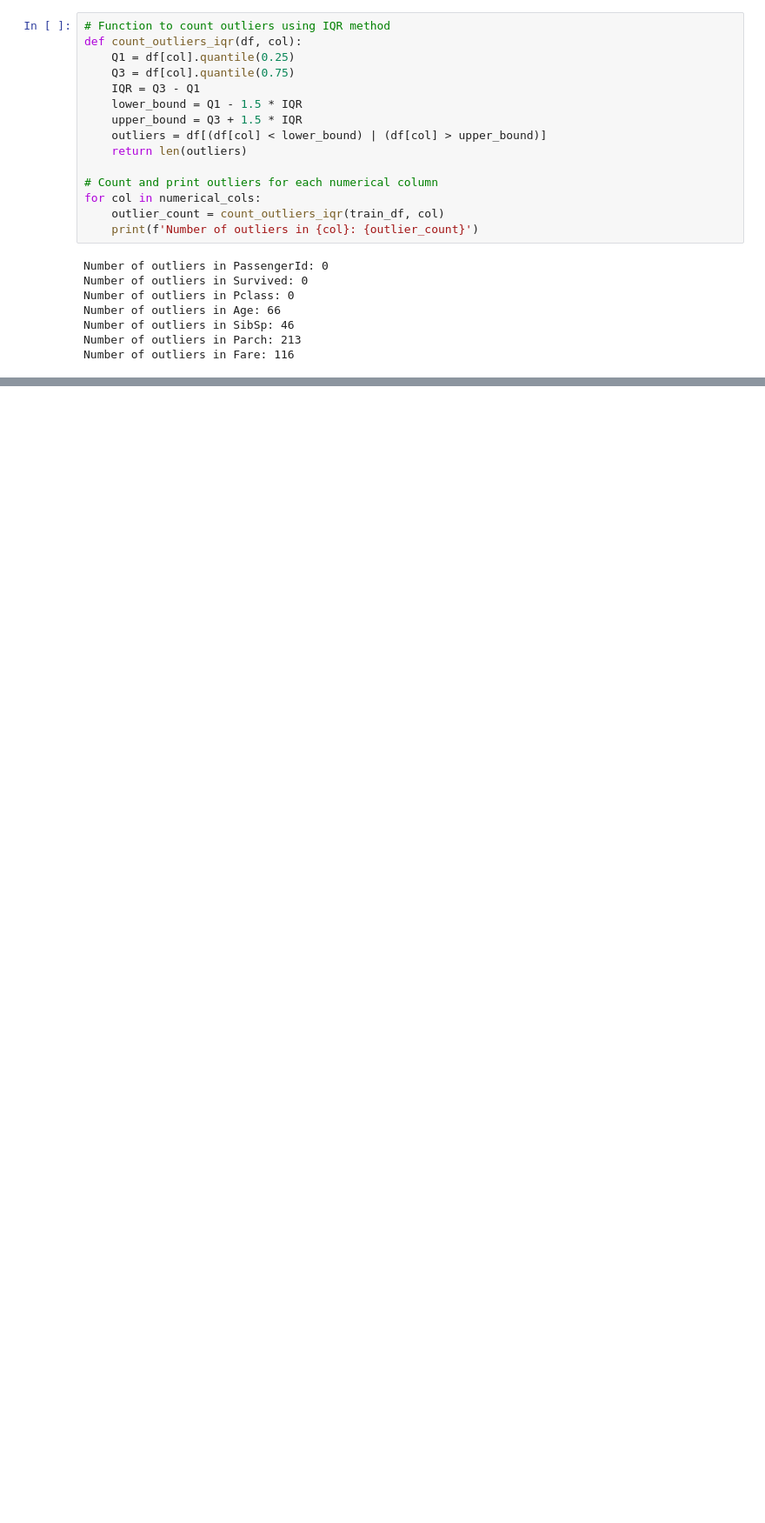
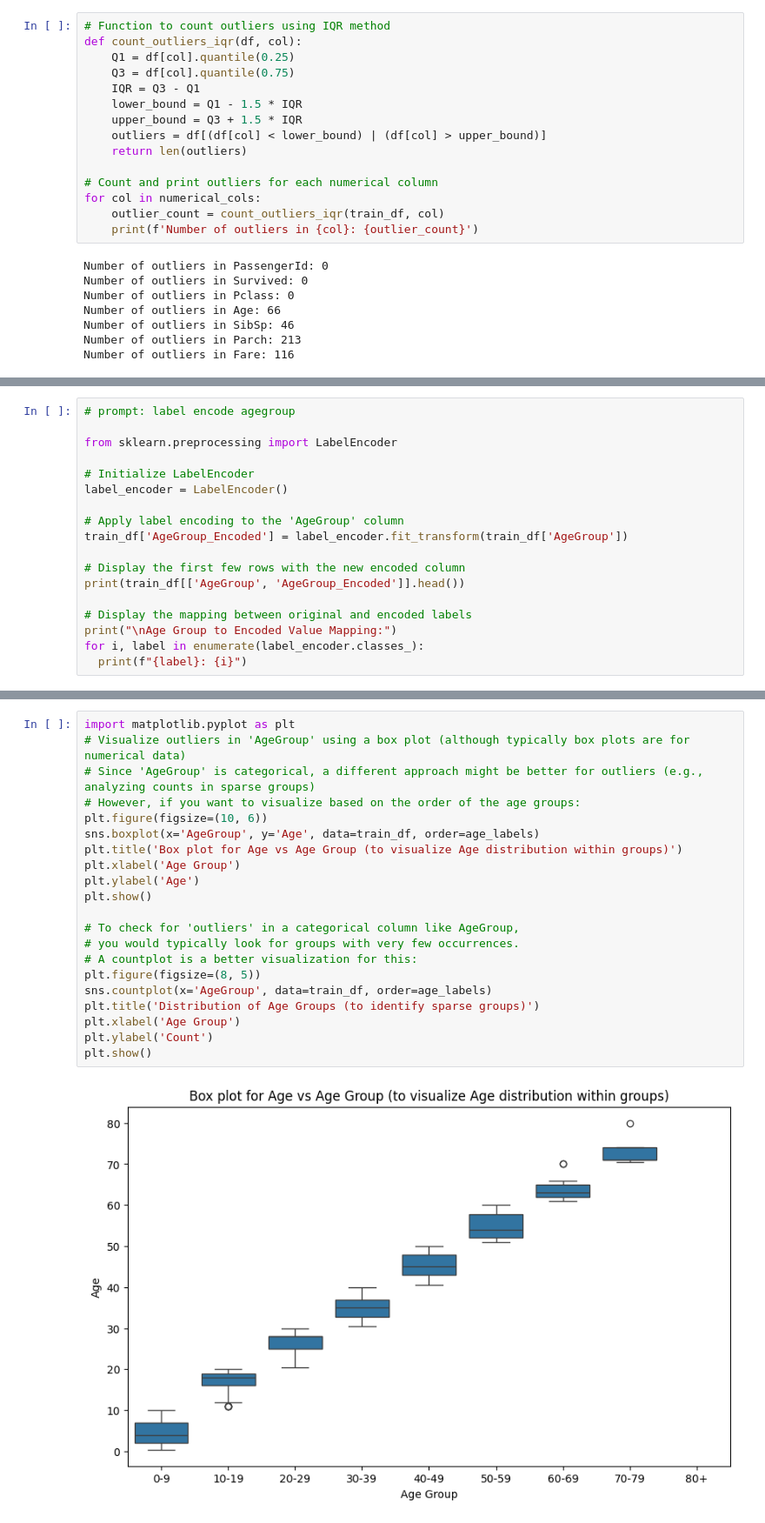
Before and after one commit to M-Rathnayake/Titanic-ML-from-disaster, a Jupyter notebook: train_notebook.ipynb, the cells around one changed output, grey strips where cells are left out. Shown at 87% size. Saved outputs shown, nothing was run; the diff lists cells and outputs as text; blank space fills up the shorter version.

```diff
--- a/train_notebook.ipynb
+++ b/train_notebook.ipynb
@@ -159,0 +226,18 @@ Number of outliers in Fare: 116
+# %%
+# prompt: label encode agegroup
+
+from sklearn.preprocessing import LabelEncoder
+
+# Initialize LabelEncoder
+label_encoder = LabelEncoder()
+
+# Apply label encoding to the 'AgeGroup' column
+train_df['AgeGroup_Encoded'] = label_encoder.fit_transform(train_df['AgeGroup'])
+
+# Display the first few rows with the new encoded column
+print(train_df[['AgeGroup', 'AgeGroup_Encoded']].head())
+
+# Display the mapping between original and encoded labels
+print("\nAge Group to Encoded Value Mapping:")
+for i, label in enumerate(label_encoder.classes_):
+  print(f"{label}: {i}")
@@ -159,0 +267,23 @@ Number of outliers in Fare: 116
+# %%
+import matplotlib.pyplot as plt
+# Visualize outliers in 'AgeGroup' using a box plot (although typically box plots are for numerical data)
+# Since 'AgeGroup' is categorical, a different approach might be better for outliers (e.g., analyzing counts in sparse groups)
+# However, if you want to visualize based on the order of the age groups:
+plt.figure(figsize=(10, 6))
+sns.boxplot(x='AgeGroup', y='Age', data=train_df, order=age_labels)
+plt.title('Box plot for Age vs Age Group (to visualize Age distribution within groups)')
+plt.xlabel('Age Group')
+plt.ylabel('Age')
+plt.show()
+
+# To check for 'outliers' in a categorical column like AgeGroup,
+# you would typically look for groups with very few occurrences.
+# A countplot is a better visualization for this:
+plt.figure(figsize=(8, 5))
+sns.countplot(x='AgeGroup', data=train_df, order=age_labels)
+plt.title('Distribution of Age Groups (to identify sparse groups)')
+plt.xlabel('Age Group')
+plt.ylabel('Count')
+plt.show()
+# %% [output]
+[figure, added]
```
Also changed, not shown: parts of 15 cells of this notebook.
